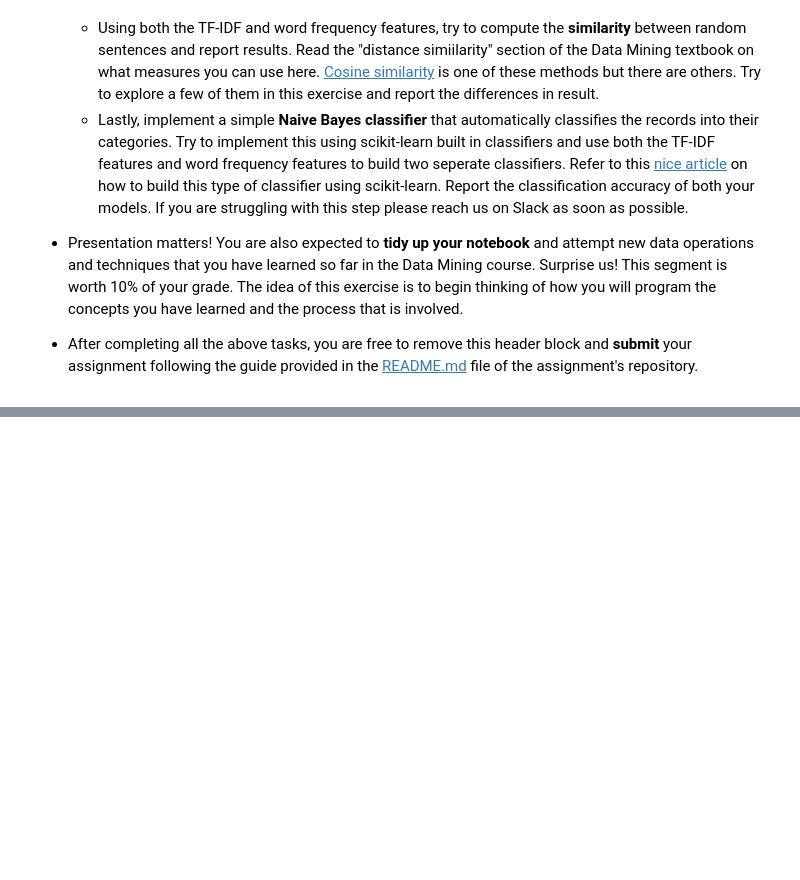
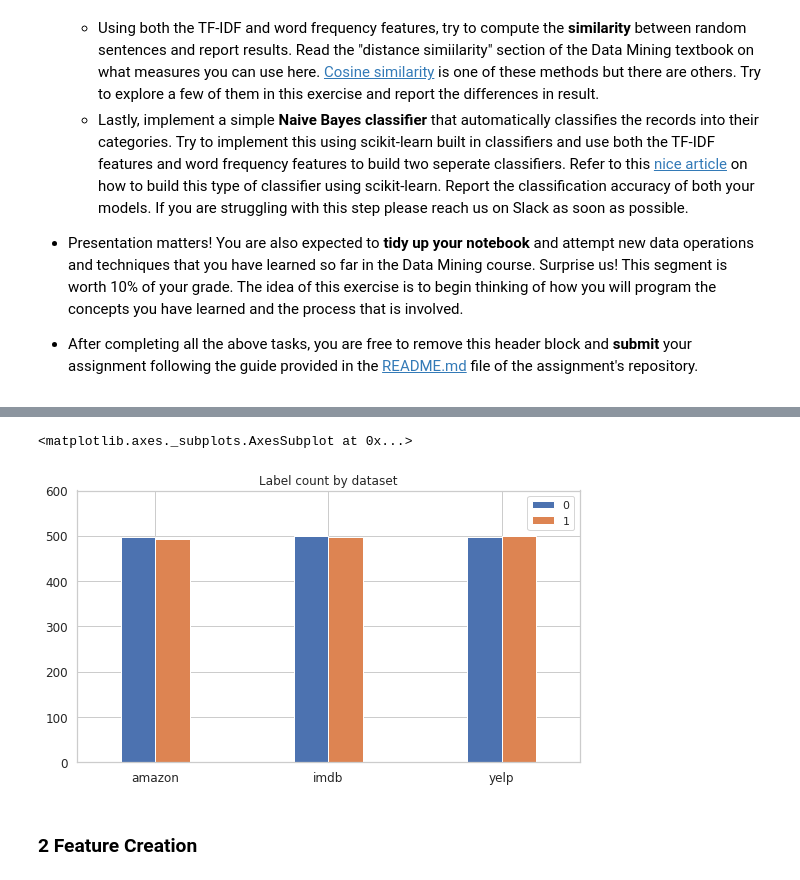
Before and after one commit to ron221/dm_2018_hw_1, a Jupyter notebook: 葉曉融_106065506.ipynb, the cells around one changed output, grey strips where cells are left out. Cells and saved outputs as stored; diff of their text form; code cells hidden in the pictures; blank space fills up the shorter version.

```diff
--- a/葉曉融_106065506.ipynb
+++ b/葉曉融_106065506.ipynb
@@ -32,0 +43,11 @@ GitHub ID: ron221
+# %%
+# load data
+amazon_df = pd.read_csv('./sentiment_labelled_sentences/amazon_cells_labelled.txt', header=None, sep='\t')
+imdb_df = pd.read_csv('./sentiment_labelled_sentences/imdb_labelled.txt', header=None, sep=' \t')
+yelp_df = pd.read_csv('./sentiment_labelled_sentences/yelp_labelled.txt', header=None, sep='\t')
+
+# add column names
+column_names = ['comment', 'label']
+amazon_df.columns = column_names
+imdb_df.columns = column_names
+yelp_df.columns = column_names
@@ -32,0 +126,5 @@ GitHub ID: ron221
+# %%
+# Drop the duplicates
+amazon_df.drop_duplicates(keep="first", inplace=True)
+imdb_df.drop_duplicates(keep="first", inplace=True)
+yelp_df.drop_duplicates(keep="first", inplace=True)
@@ -32,0 +144,18 @@ GitHub ID: ron221
+# %%
+# plot side-by-side comparison of the two label(0, 1) in the three datasets
+
+import seaborn as sns
+sns.set(style="whitegrid")
+
+# Concat three dataframe into one.
+df_lable_counts = pd.concat([amazon_df.label.value_counts(), imdb_df.label.value_counts(), yelp_df.label.value_counts()],
+                      axis = 1)
+df_lable_counts.columns = ['amazon', 'imdb', 'yelp']
+df_lable_counts.T.plot(kind = 'bar',title = 'Label count by dataset',
+                ylim = [0,600],
+                rot = 0, fontsize = 12, figsize = (9,5), width=0.4)
+# %% [output]
+<matplotlib.axes._subplots.AxesSubplot at 0x...>
+[figure, added]
+# %% [markdown]
+### 2 Feature Creation
```
Also changed, not shown: parts of 55 cells of this notebook, 6 other files.
